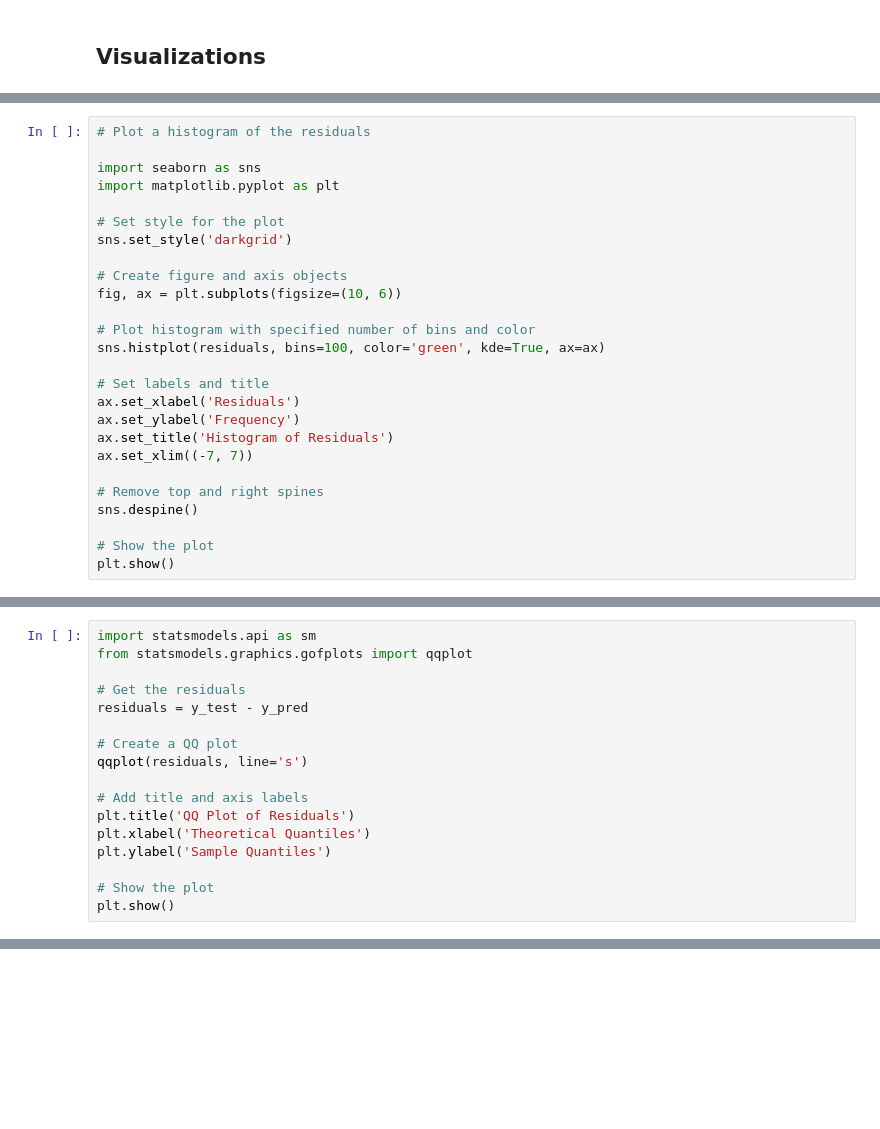
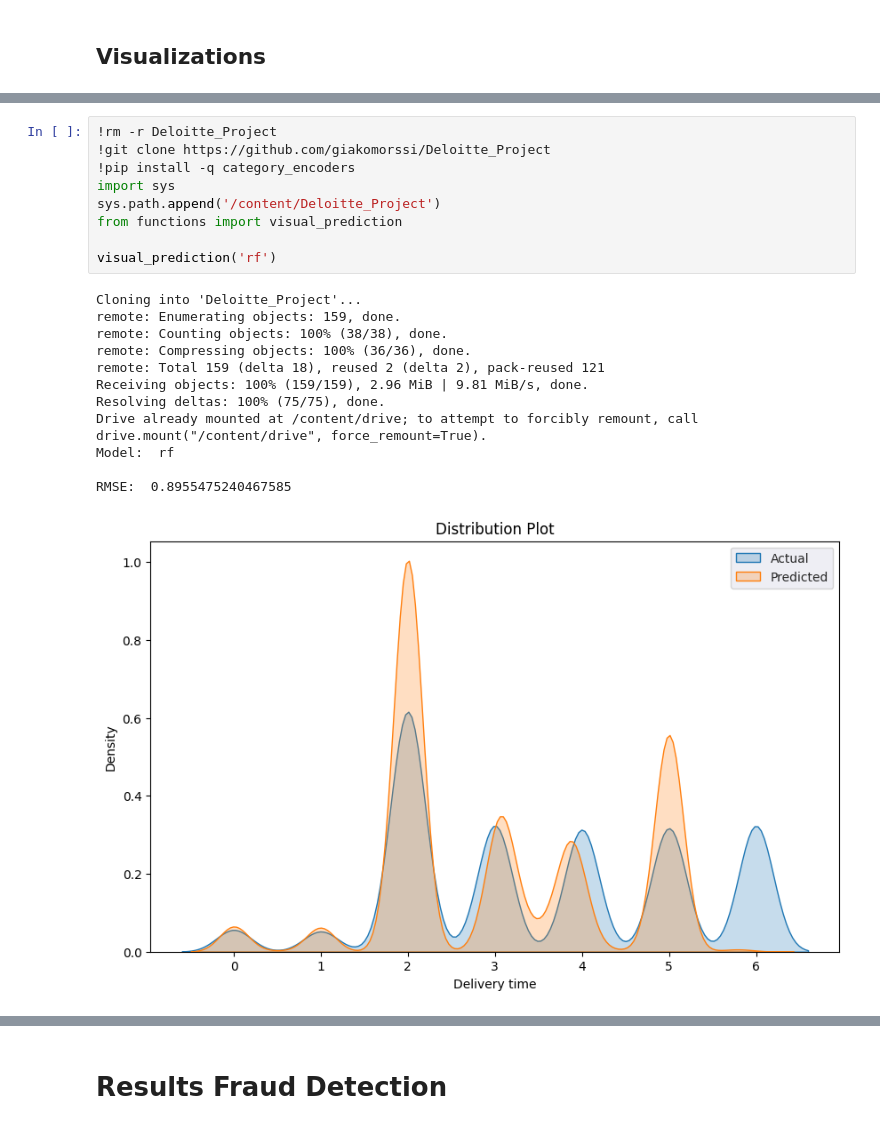
Before and after one commit to giakomorssi/Fraud-and-Delivery, a Jupyter notebook: 04_Results.ipynb, the cells around one changed output, grey strips where cells are left out. Cells and saved outputs as stored; diff of their text form; blank space fills up the shorter version.

```diff
--- a/04_Results.ipynb
+++ b/04_Results.ipynb
@@ -46,26 +32,0 @@ plt.show()
-# %%
-# Plot a histogram of the residuals
-
-import seaborn as sns
-import matplotlib.pyplot as plt
-
-# Set style for the plot
-sns.set_style('darkgrid')
-
-# Create figure and axis objects
-fig, ax = plt.subplots(figsize=(10, 6))
-
-# Plot histogram with specified number of bins and color
-sns.histplot(residuals, bins=100, color='green', kde=True, ax=ax)
-
-# Set labels and title
-ax.set_xlabel('Residuals')
-ax.set_ylabel('Frequency')
-ax.set_title('Histogram of Residuals')
-ax.set_xlim((-7, 7))
-
-# Remove top and right spines
-sns.despine()
-
-# Show the plot
-plt.show()
@@ -141,17 +33,22 @@ plt.show()
-# %%
-import statsmodels.api as sm
-from statsmodels.graphics.gofplots import qqplot
-
-# Get the residuals
-residuals = y_test - y_pred
-
-# Create a QQ plot
-qqplot(residuals, line='s')
-
-# Add title and axis labels
-plt.title('QQ Plot of Residuals')
-plt.xlabel('Theoretical Quantiles')
-plt.ylabel('Sample Quantiles')
-
-# Show the plot
-plt.show()
+# %%
+!rm -r Deloitte_Project
+!git clone https://github.com/giakomorssi/Deloitte_Project
+!pip install -q category_encoders
+import sys
+sys.path.append('/content/Deloitte_Project')
+from functions import visual_prediction
+
+visual_prediction('rf')
+# %% [output]
+Cloning into 'Deloitte_Project'...
+remote: Enumerating objects: 159, done.
+remote: Counting objects: 100% (38/38), done.
+remote: Compressing objects: 100% (36/36), done.
+remote: Total 159 (delta 18), reused 2 (delta 2), pack-reused 121
+Receiving objects: 100% (159/159), 2.96 MiB | 9.81 MiB/s, done.
+Resolving deltas: 100% (75/75), done.
+Drive already mounted at /content/drive; to attempt to forcibly remount, call drive.mount("/content/drive", force_remount=True).
+Model:  rf
+
+RMSE:  0.8955475240467585
+[figure, added]
@@ -157,0 +58,2 @@ plt.show()
+# %% [markdown]
+# Results Fraud Detection
```
Also changed, not shown: parts of 8 cells of this notebook.
